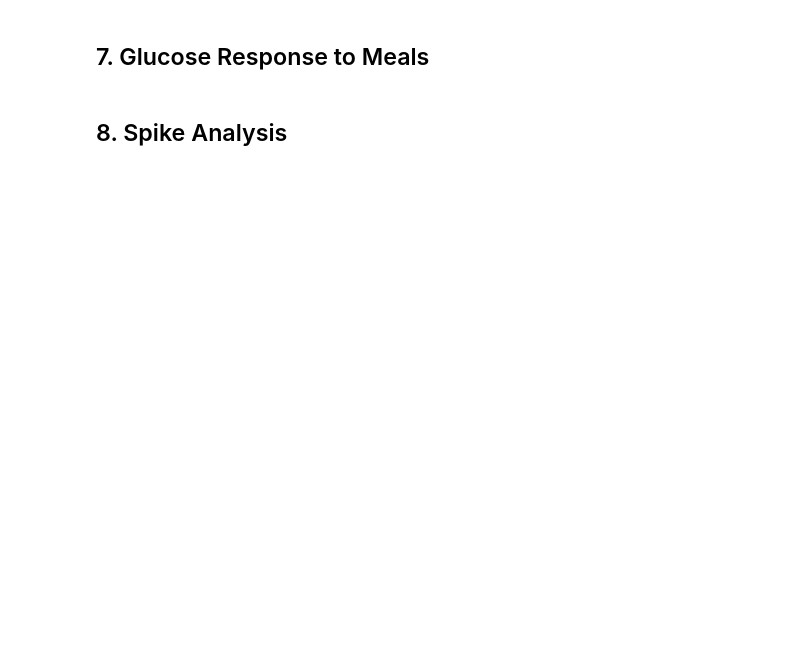
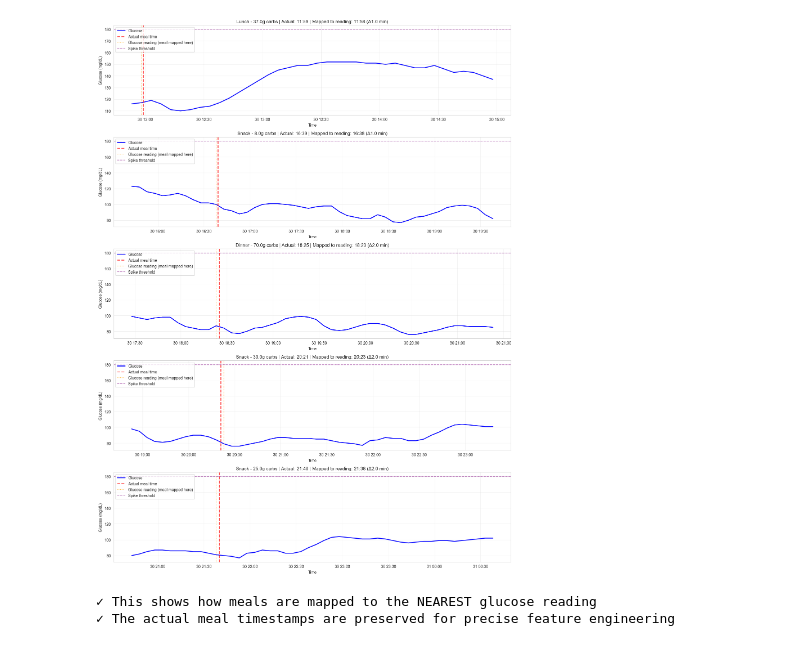
Before and after one commit to mohdimranm/CGMSpikePredictor, a Jupyter notebook: notebook/explore_data.ipynb, the cells around one changed output. Saved outputs shown, nothing was run; the diff lists cells and outputs as text; code cells hidden in the pictures; blank space fills up the shorter version.

Commit message:
Update notebooks: explore_data, feature_engineering_and_eda, and train_model

```diff
--- a/notebook/explore_data.ipynb
+++ b/notebook/explore_data.ipynb
@@ -208,8 +261,6 @@ plt.show()
-# %% [markdown]
-## 7. Glucose Response to Meals
 # %%
 # Glucose response to meals - using actual meal timestamps
-patient_id = '588'
+patient_id = 588
 patient_data = train_df[train_df['patient_id'] == patient_id].copy()
 
 # Get actual meal events (not forward-filled)
@@ -237,35 +288,37 @@ for idx, (_, meal_row) in enumerate(meal_events.iterrows()):
 
     if len(meal_window) > 0:
         ax = axes[idx]
 
         # Plot glucose
         ax.plot(meal_window['timestamp'], meal_window['glucose'], 'b-', linewidth=2, label='Glucose')
 
         # Mark actual meal time
         ax.axvline(actual_meal_time, color='red', linestyle='--', linewidth=2,
                    alpha=0.7, label=f'Actual meal time')
 
         # Mark glucose reading that captured this meal
         ax.axvline(glucose_reading_time, color='orange', linestyle=':', linewidth=1.5,
                    alpha=0.7, label='Glucose reading (meal mapped here)')
 
         ax.axhline(180, color='purple', linestyle='--', alpha=0.5, label='Spike threshold')
 
         time_diff = abs((glucose_reading_time - actual_meal_time).total_seconds() / 60)
         ax.set_title(f'{meal_type} - {carbs}g carbs | Actual: {actual_meal_time.strftime("%H:%M")} | '
                      f'Mapped to reading: {glucose_reading_time.strftime("%H:%M")} (Δ{time_diff:.1f} min)')
         ax.set_xlabel('Time')
         ax.set_ylabel('Glucose (mg/dL)')
         ax.legend(loc='upper left')
         ax.grid(True, alpha=0.3)
 
 plt.tight_layout()
 plt.show()
 
 print("\n✓ This shows how meals are mapped to the NEAREST glucose reading")
 print("✓ The actual meal timestamps are preserved for precise feature engineering")
+# %% [output]
+[figure, added]
+✓ This shows how meals are mapped to the NEAREST glucose reading
+✓ The actual meal timestamps are preserved for precise feature engineering
-# %% [markdown]
-## 8. Spike Analysis
 # %%
 # Calculate spike events (glucose > 180 mg/dL)
 spike_threshold = 180
```
Also changed, not shown: parts of 22 cells of this notebook, 2 other files.
